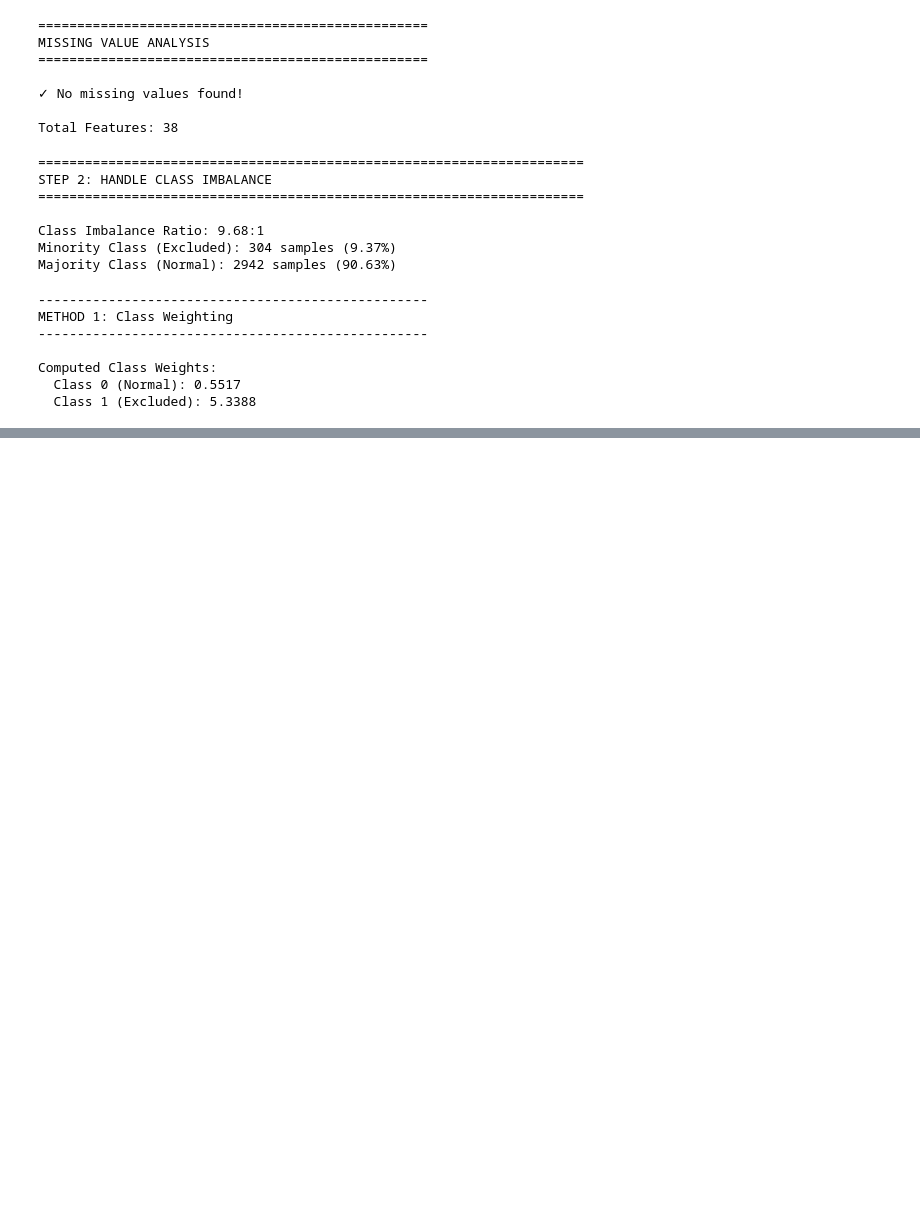
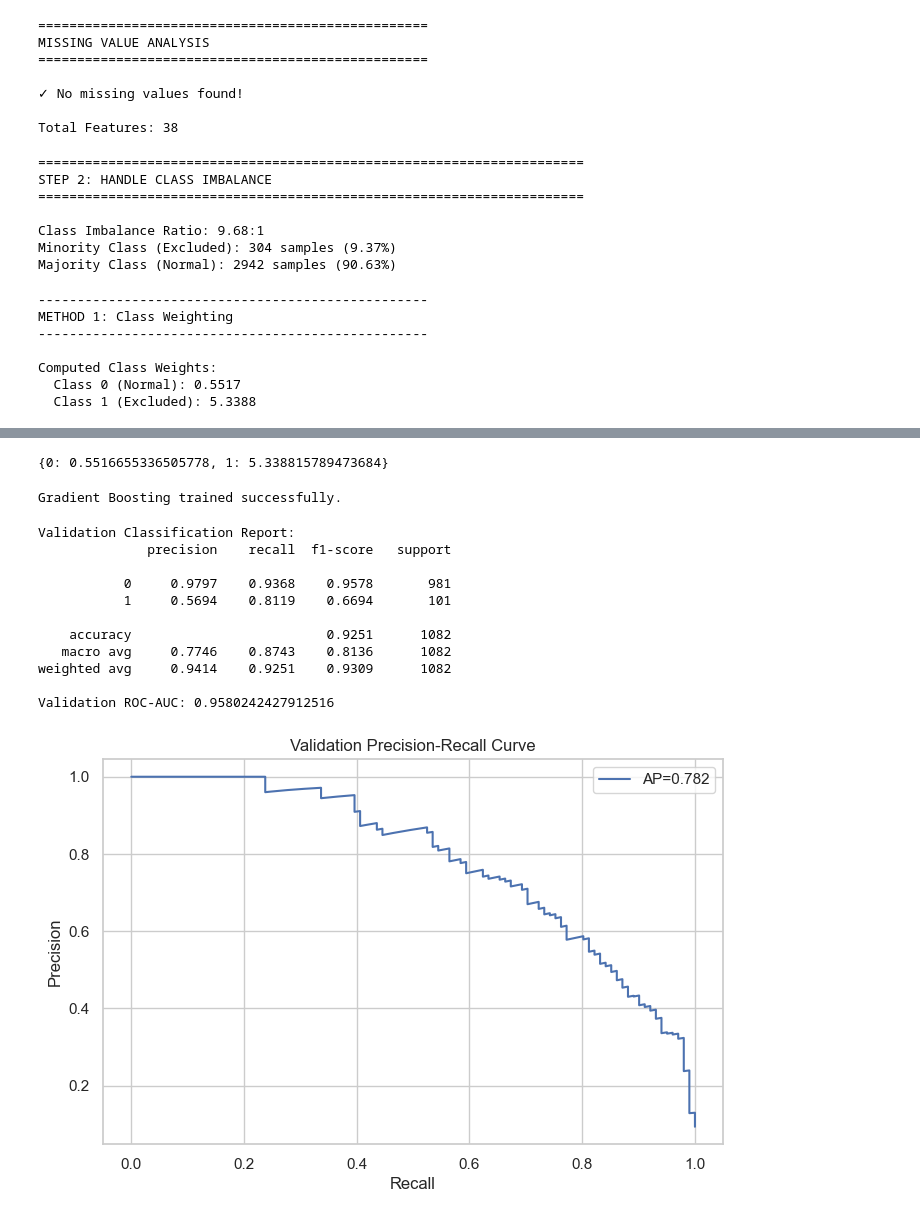
Before and after one commit to omarAhmed-11/fraud_detection_project, a Jupyter notebook: 02_modeling.ipynb, the cells around one changed output, grey strips where cells are left out. Saved outputs shown, nothing was run; the diff lists cells and outputs as text; code cells hidden in the pictures; blank space fills up the shorter version.

Commit message:
Updated modeling notebook with Gradient Boosting (60/20/20 split and fixed leakage)

```diff
--- a/02_modeling.ipynb
+++ b/02_modeling.ipynb
@@ -282,0 +420,72 @@ Computed Class Weights:
+# %%
+# ==========================
+# CLASS WEIGHTS FOR IMBALANCE
+# ==========================
+
+classes = np.array([0, 1])
+class_weights = compute_class_weight(
+    class_weight="balanced",
+    classes=classes,
+    y=y_train
+)
+
+class_weights_dict = {cls: w for cls, w in zip(classes, class_weights)}
+class_weights_dict
+# %% [output]
+{0: 0.5516655336505778, 1: 5.338815789473684}
+# %%
+# ==========================
+# TRAIN GRADIENT BOOSTING ON TRAINING DATA
+# ==========================
+
+gb_clf = GradientBoostingClassifier(
+    n_estimators=200,
+    learning_rate=0.05,
+    max_depth=3,
+    random_state=42
+)
+
+sample_weights = y_train.map(class_weights_dict)
+
+gb_clf.fit(X_train, y_train, sample_weight=sample_weights)
+
+print("Gradient Boosting trained successfully.")
+# %% [output]
+Gradient Boosting trained successfully.
+# %%
+# ==========================
+# VALIDATION SET EVALUATION (20%)
+# ==========================
+
+y_val_pred = gb_clf.predict(X_val)
+y_val_proba = gb_clf.predict_proba(X_val)[:, 1]
+
+print("Validation Classification Report:")
+print(classification_report(y_val, y_val_pred, digits=4))
+
+val_auc = roc_auc_score(y_val, y_val_proba)
+print("Validation ROC-AUC:", val_auc)
+
+# Validation PR Curve
+val_avg_precision = average_precision_score(y_val, y_val_proba)
+prec_val, rec_val, _ = precision_recall_curve(y_val, y_val_proba)
+
+plt.plot(rec_val, prec_val, label=f"AP={val_avg_precision:.3f}")
+plt.title("Validation Precision-Recall Curve")
+plt.xlabel("Recall")
+plt.ylabel("Precision")
+plt.legend()
+plt.show()
+# %% [output]
+Validation Classification Report:
+              precision    recall  f1-score   support
+
+           0     0.9797    0.9368    0.9578       981
+           1     0.5694    0.8119    0.6694       101
+
+    accuracy                         0.9251      1082
+   macro avg     0.7746    0.8743    0.8136      1082
+weighted avg     0.9414    0.9251    0.9309      1082
+
+Validation ROC-AUC: 0.9580242427912516
+[figure, added]
```
Also changed, not shown: parts of 9 cells of this notebook, 1 other file.
